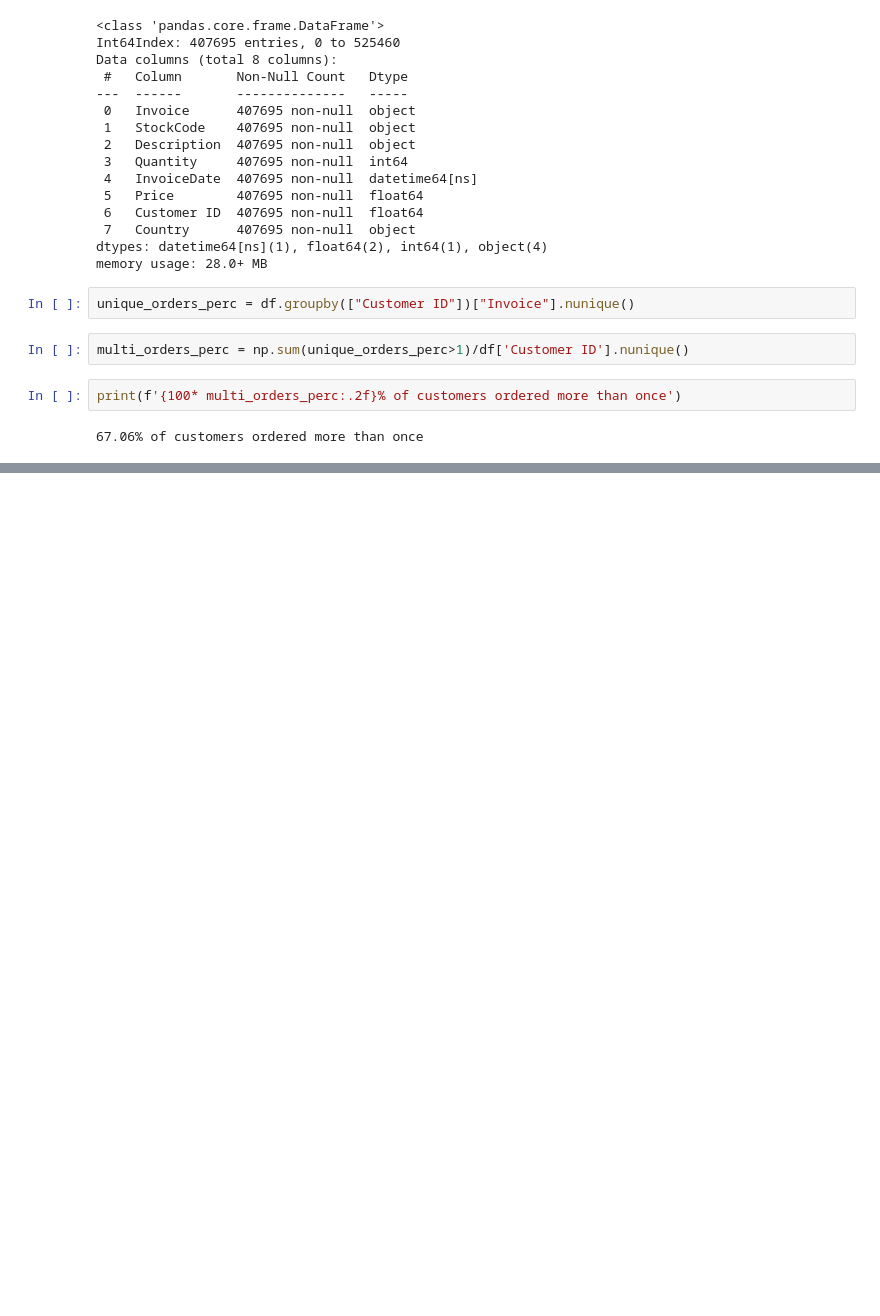
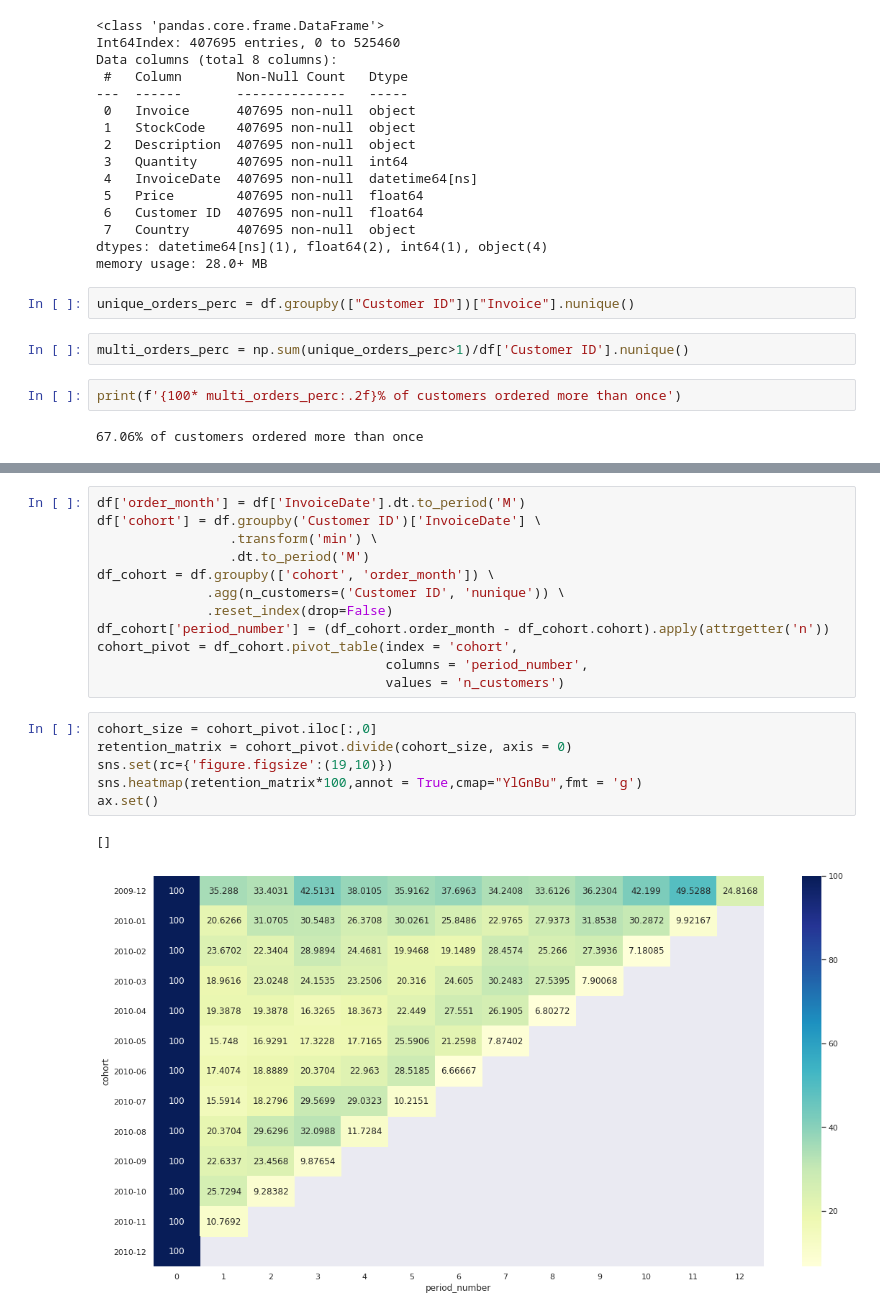
Before and after one commit to aparna993/Customer-Cohort-Analysis, a Jupyter notebook: cohort.ipynb, the cells around one changed output, grey strips where cells are left out. Saved outputs shown, nothing was run; the diff lists cells and outputs as text; blank space fills up the shorter version.

```diff
--- a/cohort.ipynb
+++ b/cohort.ipynb
@@ -104,0 +103,21 @@ NameError: ignored
+# %%
+df['order_month'] = df['InvoiceDate'].dt.to_period('M')
+df['cohort'] = df.groupby('Customer ID')['InvoiceDate'] \
+                 .transform('min') \
+                 .dt.to_period('M')
+df_cohort = df.groupby(['cohort', 'order_month']) \
+              .agg(n_customers=('Customer ID', 'nunique')) \
+              .reset_index(drop=False)
+df_cohort['period_number'] = (df_cohort.order_month - df_cohort.cohort).apply(attrgetter('n'))
+cohort_pivot = df_cohort.pivot_table(index = 'cohort',
+                                     columns = 'period_number',
+                                     values = 'n_customers')
+# %%
+cohort_size = cohort_pivot.iloc[:,0]
+retention_matrix = cohort_pivot.divide(cohort_size, axis = 0)
+sns.set(rc={'figure.figsize':(19,10)})
+sns.heatmap(retention_matrix*100,annot = True,cmap="YlGnBu",fmt = 'g')
+ax.set()
+# %% [output]
+[]
+[figure, added]
```
Also changed, not shown: parts of 4 cells of this notebook.
